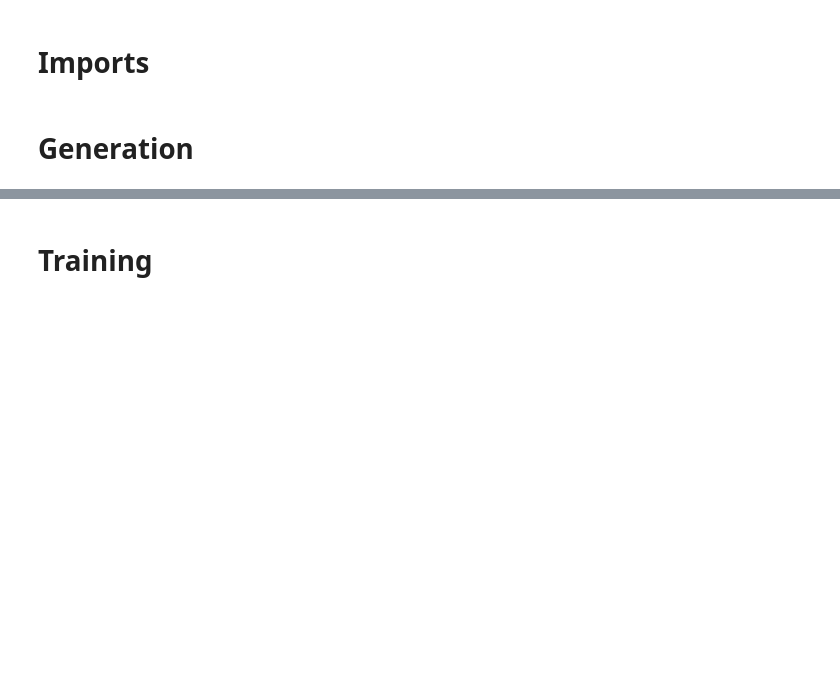
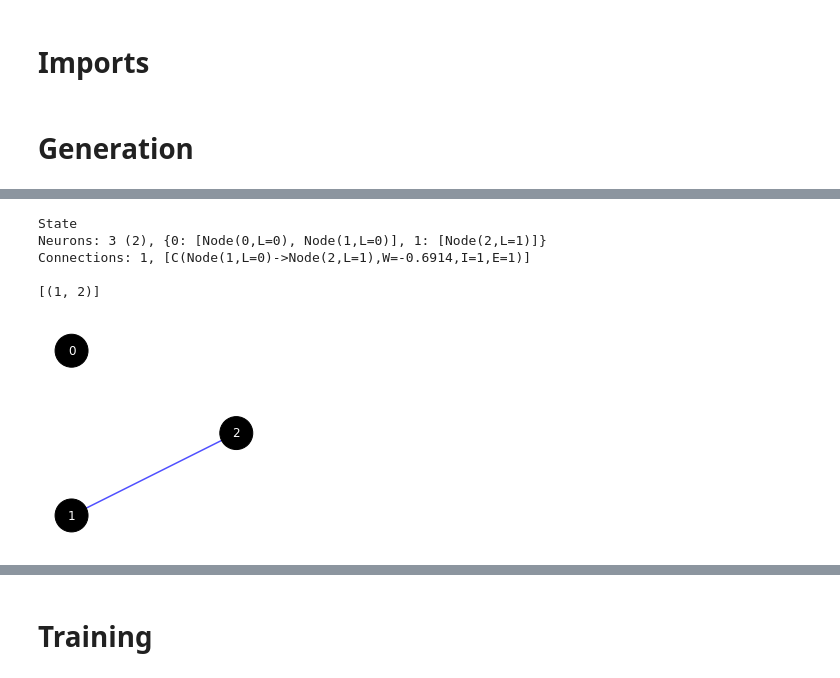
Before and after one commit to drewcurran/COS398_NEAT, a Jupyter notebook: NEAT/test_code.ipynb, the cells around one changed output, grey strips where cells are left out. Cells and saved outputs as stored; diff of their text form; code cells hidden in the pictures; blank space fills up the shorter version.

```diff
--- a/NEAT/test_code.ipynb
+++ b/NEAT/test_code.ipynb
@@ -80,0 +26,12 @@ Connections: 1, [C(Node(2,L=0)->Node(3,L=1),W=0.8549,I=3,E=1)]
+# %%
+population.mutate_genome(player1)
+player1.print_state()
+player1.draw_state()
+print(population.innovation_history.innovations)
+# %% [output]
+State
+Neurons: 3 (2), {0: [Node(0,L=0), Node(1,L=0)], 1: [Node(2,L=1)]}
+Connections: 1, [C(Node(1,L=0)->Node(2,L=1),W=-0.6914,I=1,E=1)]
+
+[(1, 2)]
+[figure, added]
```
Also changed, not shown: parts of 15 cells of this notebook, 5 other files.
